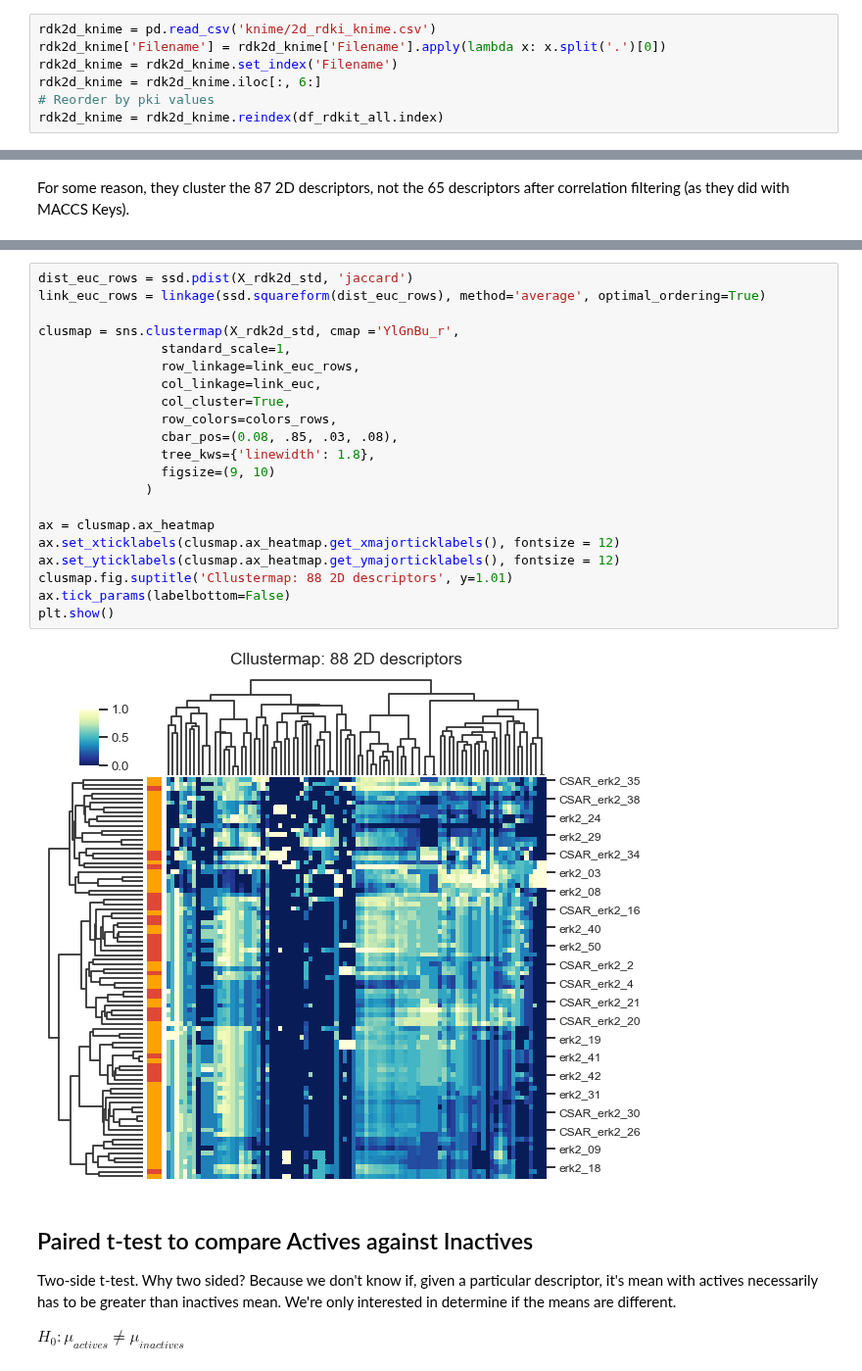
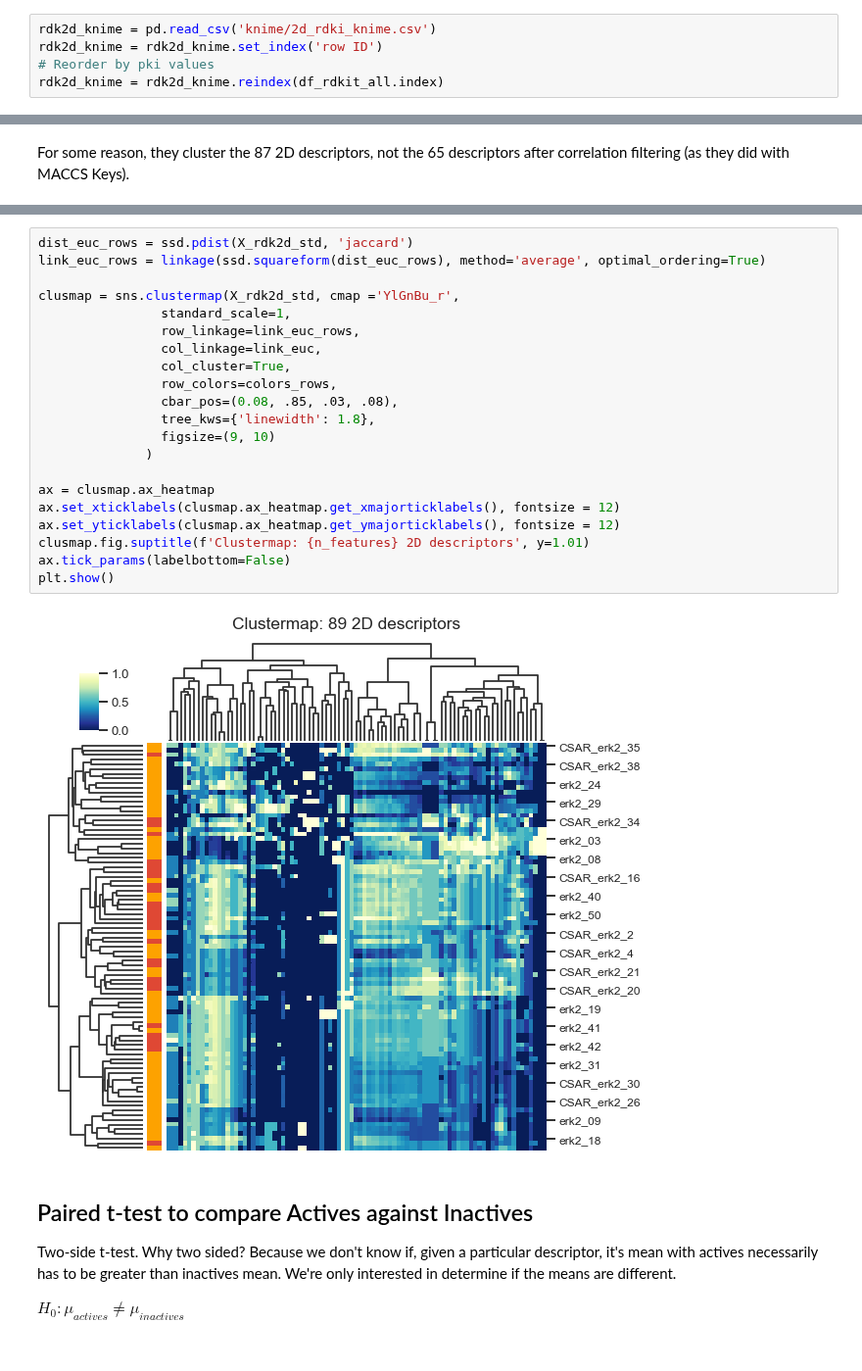
Before and after one commit to jRicciL/ERK2_notebooks, a Jupyter notebook: X_Reviewing_Fourches_work/7_2DRDKit_Analysis.ipynb, the cells around one changed output, grey strips where cells are left out. Shown at 98% size. Cells and saved outputs as stored; diff of their text form.

```diff
--- a/X_Reviewing_Fourches_work/7_2DRDKit_Analysis.ipynb
+++ b/X_Reviewing_Fourches_work/7_2DRDKit_Analysis.ipynb
@@ -59,8 +59,6 @@ memory usage: 111.9+ KB
 # %%
 rdk2d_knime = pd.read_csv('knime/2d_rdki_knime.csv')
-rdk2d_knime['Filename'] = rdk2d_knime['Filename'].apply(lambda x: x.split('.')[0])
-rdk2d_knime = rdk2d_knime.set_index('Filename')
-rdk2d_knime = rdk2d_knime.iloc[:, 6:]
+rdk2d_knime = rdk2d_knime.set_index('row ID')
 # Reorder by pki values
 rdk2d_knime = rdk2d_knime.reindex(df_rdkit_all.index)
 # %%
@@ -347,26 +350,26 @@ plt.show()
 # %%
 dist_euc_rows = ssd.pdist(X_rdk2d_std, 'jaccard')
 link_euc_rows = linkage(ssd.squareform(dist_euc_rows), method='average', optimal_ordering=True)
 
 clusmap = sns.clustermap(X_rdk2d_std, cmap ='YlGnBu_r',
                 standard_scale=1,
                 row_linkage=link_euc_rows,
                 col_linkage=link_euc,
                 col_cluster=True,
                 row_colors=colors_rows,
                 cbar_pos=(0.08, .85, .03, .08),
                 tree_kws={'linewidth': 1.8},
                 figsize=(9, 10)
               )
 
 ax = clusmap.ax_heatmap
 ax.set_xticklabels(clusmap.ax_heatmap.get_xmajorticklabels(), fontsize = 12)
 ax.set_yticklabels(clusmap.ax_heatmap.get_ymajorticklabels(), fontsize = 12)
-clusmap.fig.suptitle('Cllustermap: 88 2D descriptors', y=1.01)
+clusmap.fig.suptitle(f'Clustermap: {n_features} 2D descriptors', y=1.01)
 ax.tick_params(labelbottom=False)
 plt.show()
 # %% [output]
-[figure, old version]
+[figure, new version]
 # %% [markdown]
 ## Paired t-test to compare Actives against Inactives
 
```
Also changed, not shown: parts of 14 cells of this notebook.
